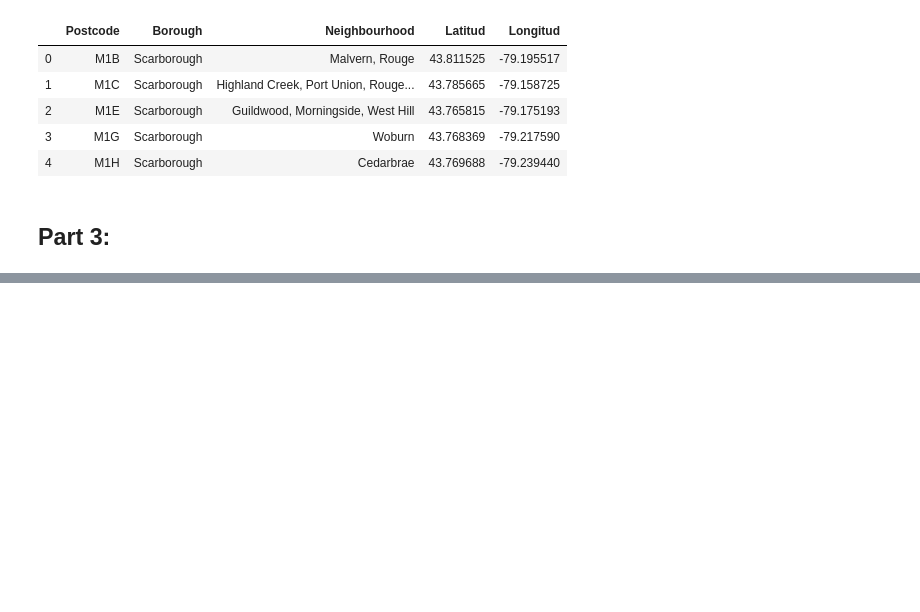
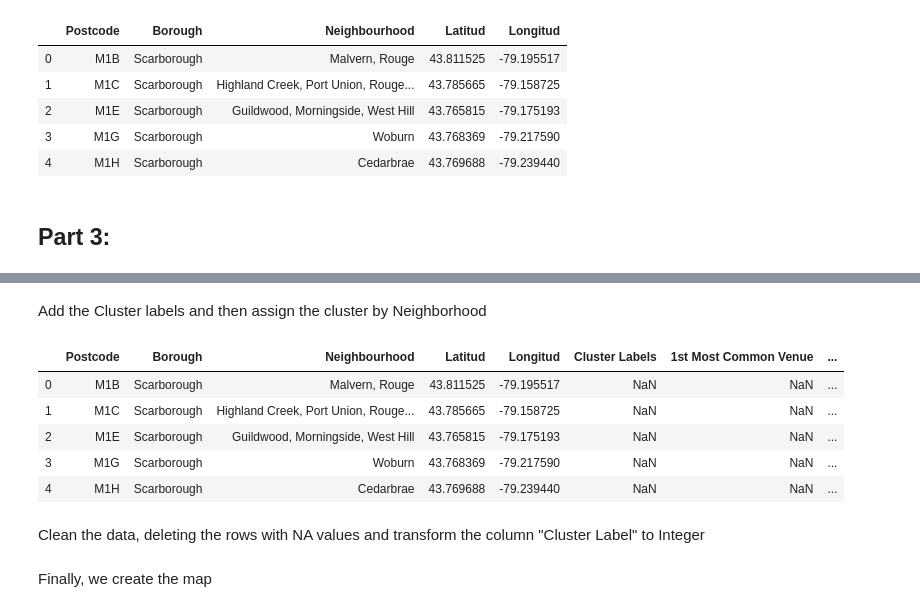
Before and after one commit to JairoIvanzho/Coursera_Capstone, a Jupyter notebook: Data Science Capstone Project - Week 3.ipynb, the cells around one changed output, grey strips where cells are left out. Saved outputs shown, nothing was run; the diff lists cells and outputs as text; code cells hidden in the pictures; blank space fills up the shorter version.

```diff
--- a/Data Science Capstone Project - Week 3.ipynb
+++ b/Data Science Capstone Project - Week 3.ipynb
@@ -158,0 +387,6 @@ mergeDF.head()
+# %%
+def return_most_common_venues(row, num_top_venues):
+    row_categories = row.iloc[1:]
+    row_categories_sorted = row_categories.sort_values(ascending=False)
+
+    return row_categories_sorted.index.values[0:num_top_venues]
@@ -158,0 +423,21 @@ mergeDF.head()
+# %% [markdown]
+Add the Cluster labels and then assign the cluster by Neighborhood
+# %%
+# add clustering labels
+neighborhoods_venues_sorted.insert(0, 'Cluster Labels', kmeans.labels_)
+
+toronto_merged = mergeDF
+
+# merge toronto_grouped with toronto_data to add latitude/longitude for each neighborhood
+toronto_merged = toronto_merged.join(neighborhoods_venues_sorted.set_index('Neighborhood'), on='Neighbourhood')
+
+toronto_merged.head() # check the last columns!
+# %% [output]
+|  | Postcode | Borough | Neighbourhood | Latitud | Longitud | Cluster Labels | 1st Most Common Venue | ... |
+| 0 | M1B | Scarborough | Malvern, Rouge | 43.811525 | -79.195517 | NaN | NaN | ... |
+| 1 | M1C | Scarborough | Highland Creek, Port Union, Rouge... | 43.785665 | -79.158725 | NaN | NaN | ... |
+| 2 | M1E | Scarborough | Guildwood, Morningside, West Hill | 43.765815 | -79.175193 | NaN | NaN | ... |
+| 3 | M1G | Scarborough | Woburn | 43.768369 | -79.217590 | NaN | NaN | ... |
+| 4 | M1H | Scarborough | Cedarbrae | 43.769688 | -79.239440 | NaN | NaN | ... |
+# %% [markdown]
+Clean the data, deleting the rows with NA values and transform the column "Cluster Label" to Integer
@@ -158,0 +448,2 @@ mergeDF.head()
+# %% [markdown]
+Finally, we create the map
```
Also changed, not shown: parts of 29 cells of this notebook.
